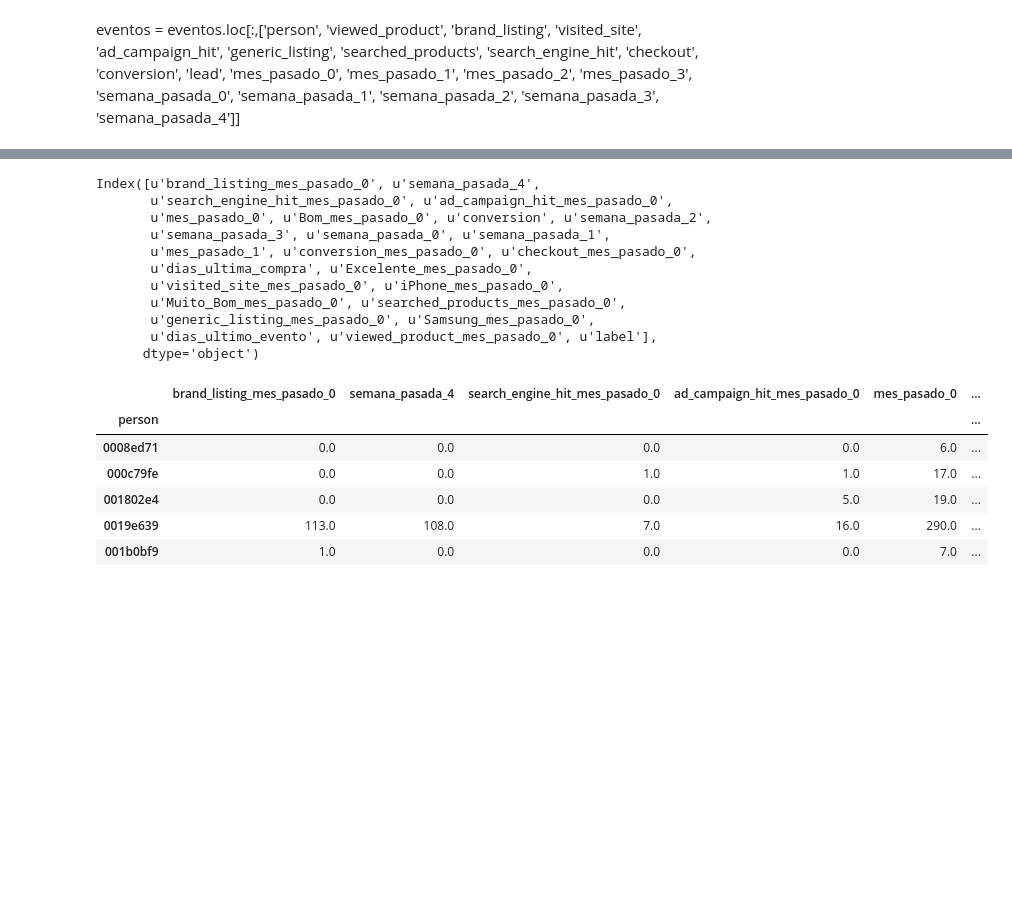
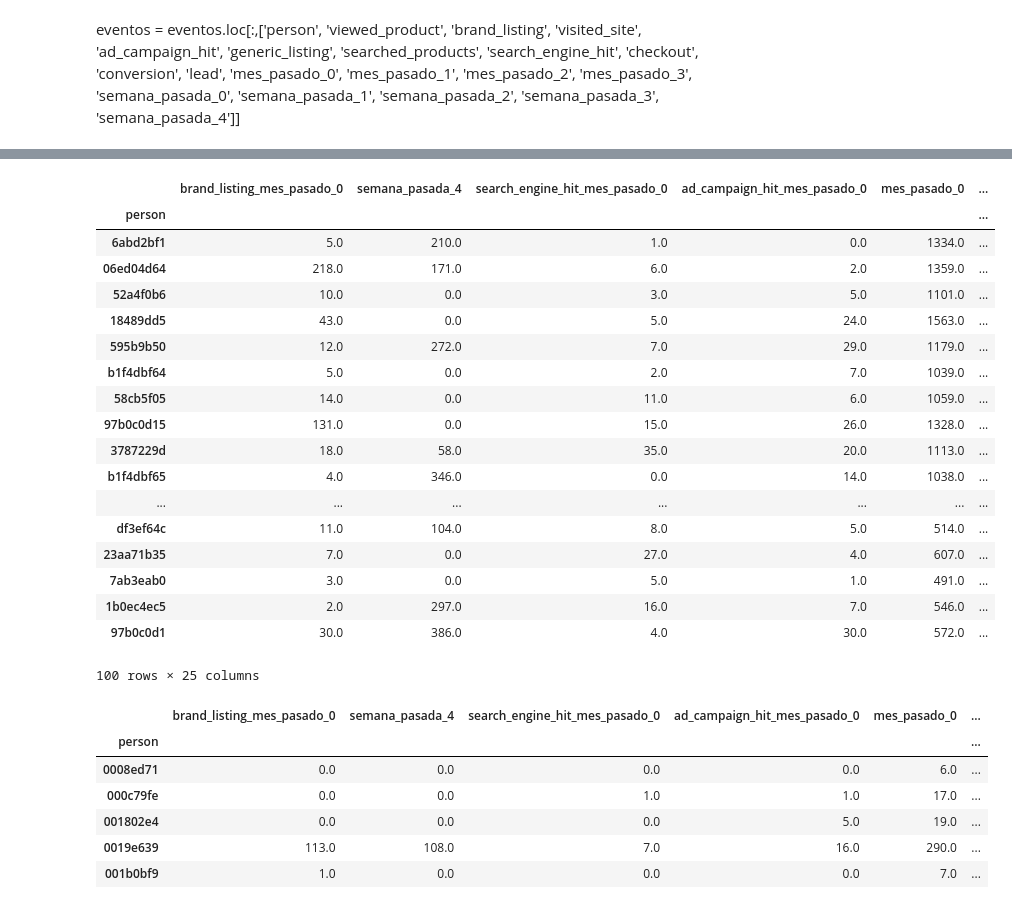
Before and after one commit to lituarte/Datos-TP2, a Jupyter notebook: XGBOOST_NUEVOS_DATOS.ipynb, the cells around one changed output, grey strips where cells are left out. Cells and saved outputs as stored; diff of their text form; code cells hidden in the pictures; blank space fills up the shorter version.

```diff
--- a/XGBOOST_NUEVOS_DATOS.ipynb
+++ b/XGBOOST_NUEVOS_DATOS.ipynb
@@ -259,3 +297,4 @@ usuarios_jun_con_labels = usuarios_jun_con_labels.set_index('person')
 labels_junio = labels_junio.set_index('person')
 # %%
 labels = labels_mayo.append(labels_junio)
+labels = labels.append(labels_abril)
@@ -314,16 +349,24 @@ usuarios_all = usuarios_jun_con_labels.append(usuarios_mayo, sort=False)
 # %%
 usuarios_all = usuarios_all.join(labels, lsuffix='person', rsuffix='person')
-# %%
-usuarios_all.columns
-# %% [output]
-Index([u'brand_listing_mes_pasado_0', u'semana_pasada_4',
-       u'search_engine_hit_mes_pasado_0', u'ad_campaign_hit_mes_pasado_0',
-       u'mes_pasado_0', u'Bom_mes_pasado_0', u'conversion', u'semana_pasada_2',
-       u'semana_pasada_3', u'semana_pasada_0', u'semana_pasada_1',
-       u'mes_pasado_1', u'conversion_mes_pasado_0', u'checkout_mes_pasado_0',
-       u'dias_ultima_compra', u'Excelente_mes_pasado_0',
-       u'visited_site_mes_pasado_0', u'iPhone_mes_pasado_0',
-       u'Muito_Bom_mes_pasado_0', u'searched_products_mes_pasado_0',
-       u'generic_listing_mes_pasado_0', u'Samsung_mes_pasado_0',
-       u'dias_ultimo_evento', u'viewed_product_mes_pasado_0', u'label'],
-      dtype='object')
+# %%
+usuarios_all.sort_values('viewed_product_mes_pasado_0', ascending = False).head(100)
+# %% [output]
+|  | brand_listing_mes_pasado_0 | semana_pasada_4 | search_engine_hit_mes_pasado_0 | ad_campaign_hit_mes_pasado_0 | mes_pasado_0 | ... |
+| person |  |  |  |  |  | ... |
+| 6abd2bf1 | 5.0 | 210.0 | 1.0 | 0.0 | 1334.0 | ... |
+| 06ed04d64 | 218.0 | 171.0 | 6.0 | 2.0 | 1359.0 | ... |
+| 52a4f0b6 | 10.0 | 0.0 | 3.0 | 5.0 | 1101.0 | ... |
+| 18489dd5 | 43.0 | 0.0 | 5.0 | 24.0 | 1563.0 | ... |
+| 595b9b50 | 12.0 | 272.0 | 7.0 | 29.0 | 1179.0 | ... |
+| b1f4dbf64 | 5.0 | 0.0 | 2.0 | 7.0 | 1039.0 | ... |
+| 58cb5f05 | 14.0 | 0.0 | 11.0 | 6.0 | 1059.0 | ... |
+| 97b0c0d15 | 131.0 | 0.0 | 15.0 | 26.0 | 1328.0 | ... |
+| 3787229d | 18.0 | 58.0 | 35.0 | 20.0 | 1113.0 | ... |
+| b1f4dbf65 | 4.0 | 346.0 | 0.0 | 14.0 | 1038.0 | ... |
+| ... | ... | ... | ... | ... | ... | ... |
+| df3ef64c | 11.0 | 104.0 | 8.0 | 5.0 | 514.0 | ... |
+| 23aa71b35 | 7.0 | 0.0 | 27.0 | 4.0 | 607.0 | ... |
+| 7ab3eab0 | 3.0 | 0.0 | 5.0 | 1.0 | 491.0 | ... |
+| 1b0ec4ec5 | 2.0 | 297.0 | 16.0 | 7.0 | 546.0 | ... |
+| 97b0c0d1 | 30.0 | 386.0 | 4.0 | 30.0 | 572.0 | ... |
+100 rows × 25 columns
```
Also changed, not shown: parts of 25 cells of this notebook.
